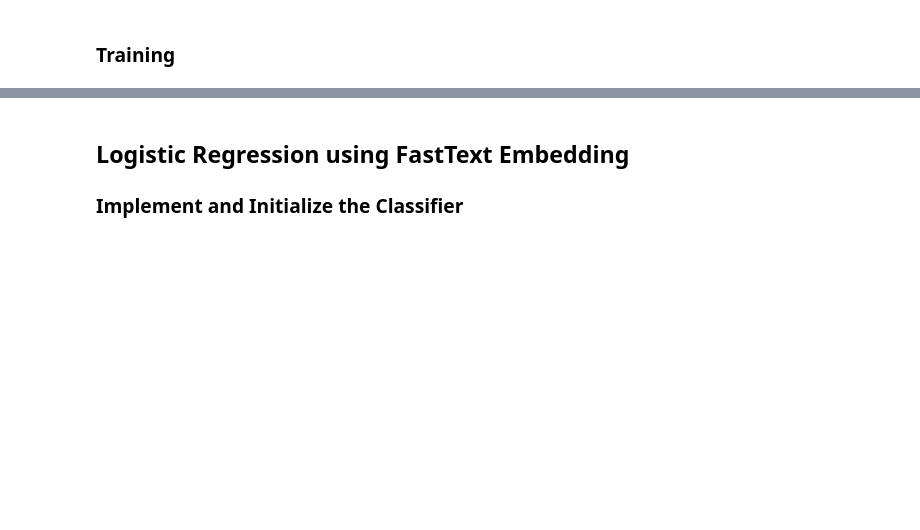
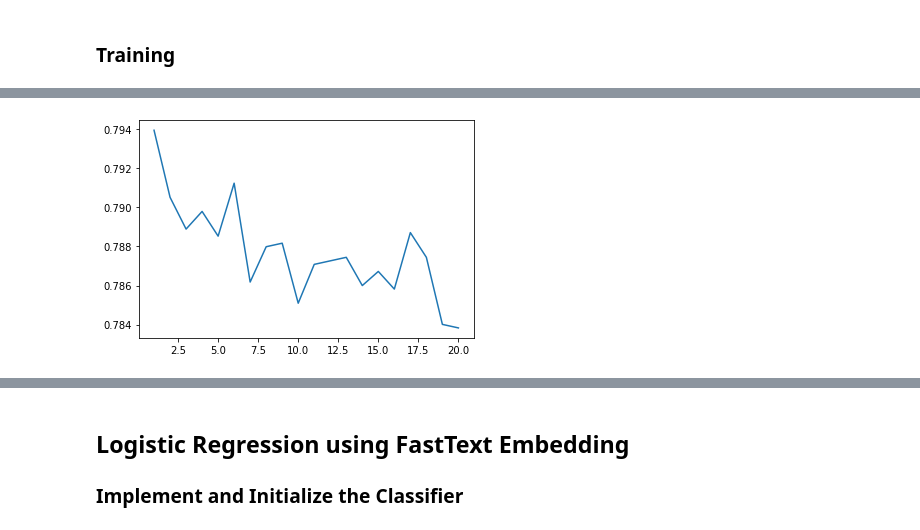
Before and after one commit to taishiokano/twitter_disaster_detection, a Jupyter notebook: 03-logistic-regression-with-bow-cbow.ipynb, the cells around one changed output, grey strips where cells are left out. Saved outputs shown, nothing was run; the diff lists cells and outputs as text; code cells hidden in the pictures; blank space fills up the shorter version.

```diff
--- a/03-logistic-regression-with-bow-cbow.ipynb
+++ b/03-logistic-regression-with-bow-cbow.ipynb
@@ -326,3 +333,17 @@ class CBoWClassifier(nn.Module):
 cbow_model = CBoWClassifier(300, 2)
 # %% [markdown]
 ### Training
+# %%
+# initialize parameters
+DATASET = dataset
+COLLATE_FN = collate_into_glove_cbow
+BATCH_SIZE = 64
+SPLIT_TRAIN_RATIO = 0.7
+MODEL = cbow_model
+EPOCHS = 20
+LOSS_FUNCTION = torch.nn.NLLLoss()
+OPTIMIZER = torch.optim.Adam(MODEL.parameters(), lr=0.005, weight_decay=0.001)
+
+training(DATASET, COLLATE_FN, BATCH_SIZE, SPLIT_TRAIN_RATIO, MODEL, EPOCHS,
+         LOSS_FUNCTION, OPTIMIZER)
+# %% [output]
@@ -329,3 +370,4 @@ cbow_model = CBoWClassifier(300, 2)
+[figure, added]
 # %%
 # initialize parameters
 DATASET = dataset
```
Also changed, not shown: parts of 9 cells of this notebook, 2 other files.
